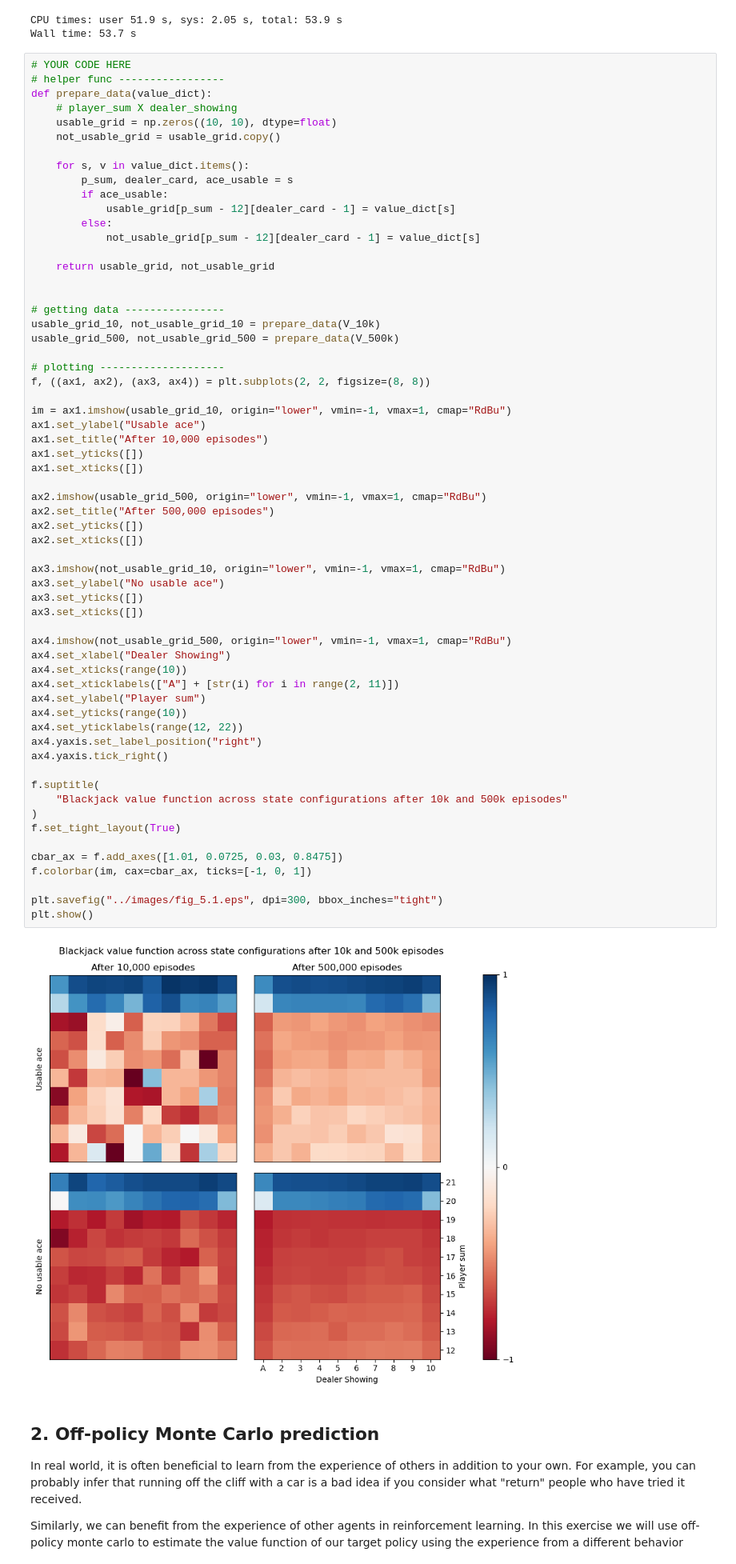
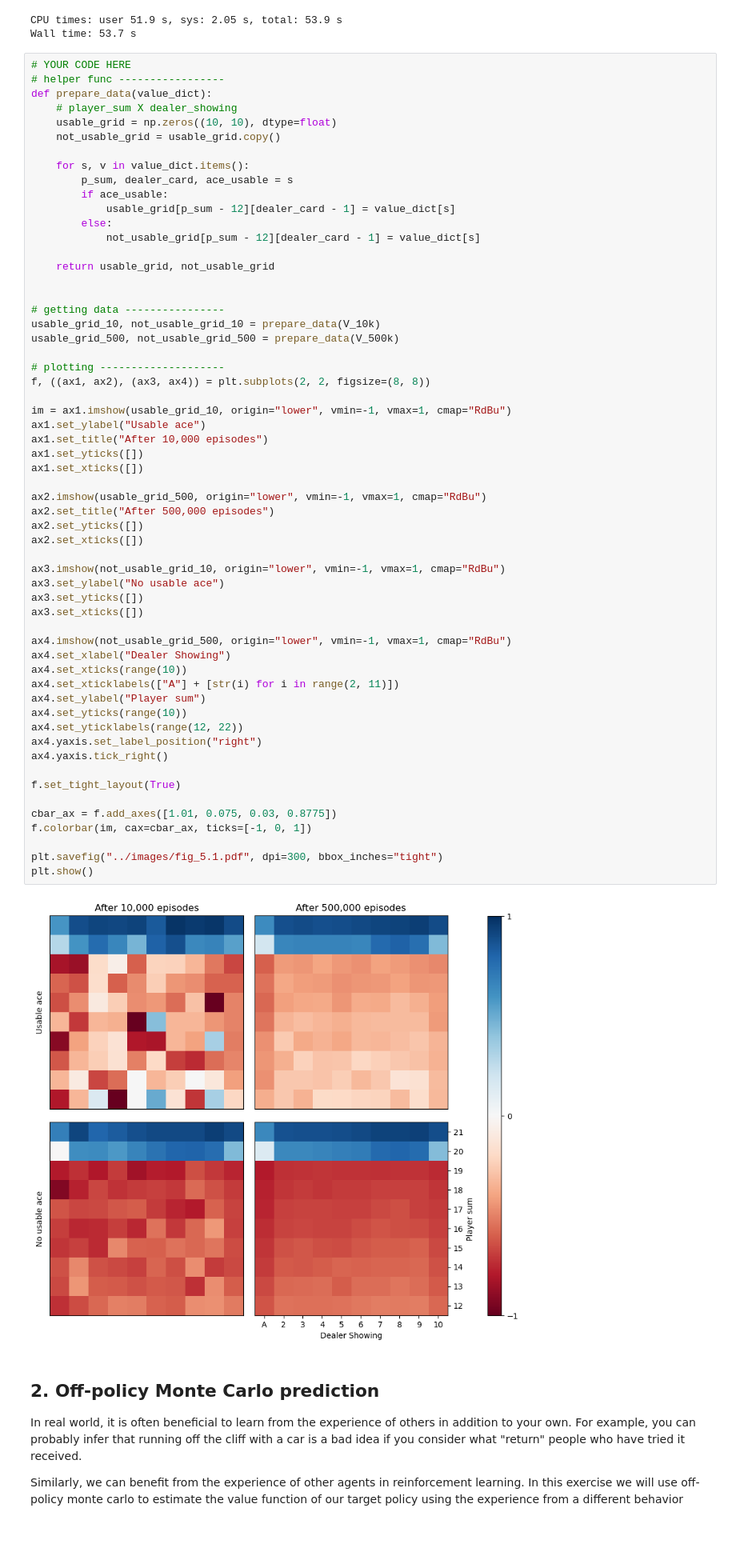
Before and after one commit to thesofakillers/rl-labs, a Jupyter notebook: 2_exercise/RL_Lab2_MC_2022/MC_lab.ipynb, the cells around one changed output. Shown at 80% size. Cells and saved outputs as stored; diff of their text form; blank space fills up the shorter version.

```diff
--- a/2_exercise/RL_Lab2_MC_2022/MC_lab.ipynb
+++ b/2_exercise/RL_Lab2_MC_2022/MC_lab.ipynb
@@ -319,39 +319,36 @@ ax1.set_ylabel("Usable ace")
 ax1.set_title("After 10,000 episodes")
 ax1.set_yticks([])
 ax1.set_xticks([])
 
 ax2.imshow(usable_grid_500, origin="lower", vmin=-1, vmax=1, cmap="RdBu")
 ax2.set_title("After 500,000 episodes")
 ax2.set_yticks([])
 ax2.set_xticks([])
 
 ax3.imshow(not_usable_grid_10, origin="lower", vmin=-1, vmax=1, cmap="RdBu")
 ax3.set_ylabel("No usable ace")
 ax3.set_yticks([])
 ax3.set_xticks([])
 
 ax4.imshow(not_usable_grid_500, origin="lower", vmin=-1, vmax=1, cmap="RdBu")
 ax4.set_xlabel("Dealer Showing")
 ax4.set_xticks(range(10))
 ax4.set_xticklabels(["A"] + [str(i) for i in range(2, 11)])
 ax4.set_ylabel("Player sum")
 ax4.set_yticks(range(10))
 ax4.set_yticklabels(range(12, 22))
 ax4.yaxis.set_label_position("right")
 ax4.yaxis.tick_right()
 
-f.suptitle(
-    "Blackjack value function across state configurations after 10k and 500k episodes"
-)
 f.set_tight_layout(True)
 
-cbar_ax = f.add_axes([1.01, 0.0725, 0.03, 0.8475])
+cbar_ax = f.add_axes([1.01, 0.075, 0.03, 0.8775])
 f.colorbar(im, cax=cbar_ax, ticks=[-1, 0, 1])
 
-plt.savefig("../images/fig_5.1.eps", dpi=300, bbox_inches="tight")
+plt.savefig("../images/fig_5.1.pdf", dpi=300, bbox_inches="tight")
 plt.show()
 # %% [output]
-[figure, old version]
+[figure, new version]
 # %% [markdown]
 ## 2. Off-policy Monte Carlo prediction
 In real world, it is often beneficial to learn from the experience of others in addition to your own. For example, you can probably infer that running off the cliff with a car is a bad idea if you consider what "return" people who have tried it received.
```
Also changed, not shown: 2 other files.
